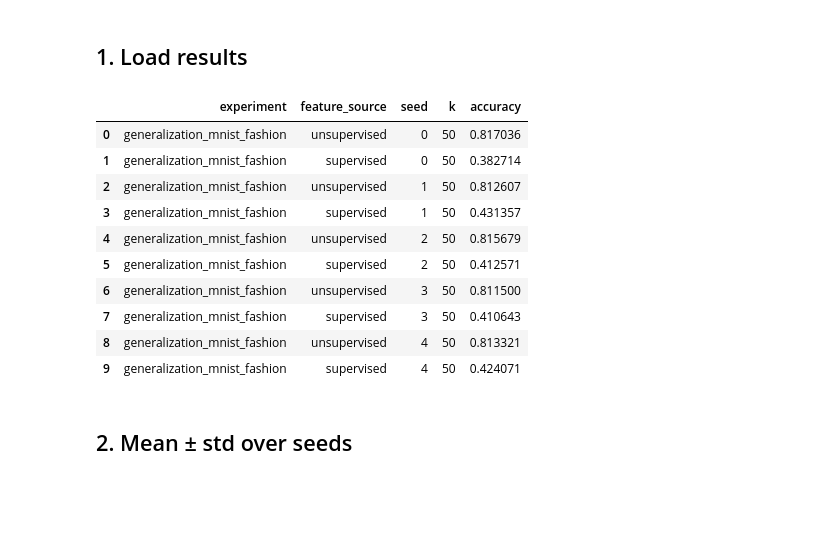
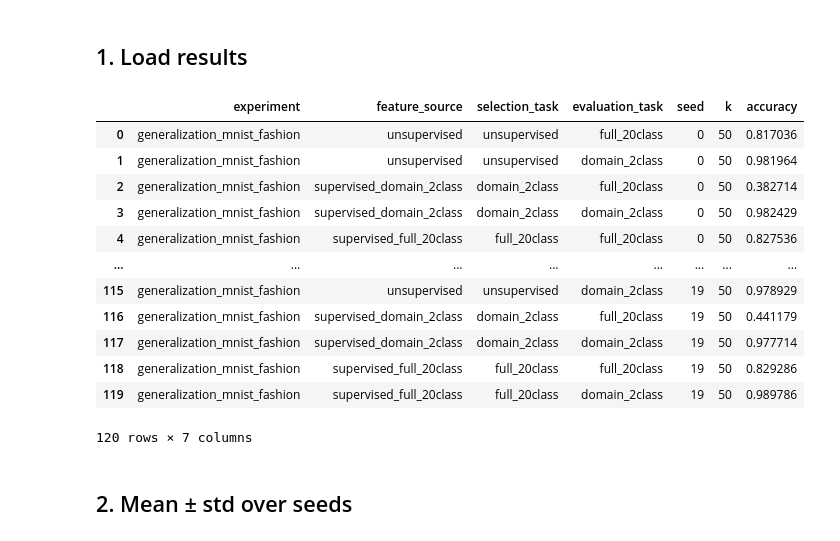
Before and after one commit to pbahde2/Efficient-Ml-Experiments, a Jupyter notebook: notebooks/evaluate_generalization_classification.ipynb, the cells around one changed output. Saved outputs shown, nothing was run; the diff lists cells and outputs as text; code cells hidden in the pictures; blank space fills up the shorter version.

```diff
--- a/notebooks/evaluate_generalization_classification.ipynb
+++ b/notebooks/evaluate_generalization_classification.ipynb
@@ -11,30 +17,47 @@ import matplotlib.pyplot as plt
 RESULT_PATH = '../results_generalization/raw_generalization_results.csv'
 # %% [markdown]
 ## 1. Load results
-# %%
-df = pd.read_csv(RESULT_PATH)
-classification_cols = [
-    'experiment',
-    'feature_source',
-    'seed',
-    'k',
-    'accuracy',
-]
-
-df_cls = df[classification_cols].copy()
-df_cls
-# %% [output]
-|  | experiment | feature_source | seed | k | accuracy |
-| 0 | generalization_mnist_fashion | unsupervised | 0 | 50 | 0.817036 |
-| 1 | generalization_mnist_fashion | supervised | 0 | 50 | 0.382714 |
-| 2 | generalization_mnist_fashion | unsupervised | 1 | 50 | 0.812607 |
-| 3 | generalization_mnist_fashion | supervised | 1 | 50 | 0.431357 |
-| 4 | generalization_mnist_fashion | unsupervised | 2 | 50 | 0.815679 |
-| 5 | generalization_mnist_fashion | supervised | 2 | 50 | 0.412571 |
-| 6 | generalization_mnist_fashion | unsupervised | 3 | 50 | 0.811500 |
-| 7 | generalization_mnist_fashion | supervised | 3 | 50 | 0.410643 |
-| 8 | generalization_mnist_fashion | unsupervised | 4 | 50 | 0.813321 |
-| 9 | generalization_mnist_fashion | supervised | 4 | 50 | 0.424071 |
+# %%
+df = pd.read_csv(RESULT_PATH)
+
+# Backward compatibility:
+# Older result files only contain feature_source = {unsupervised, supervised}
+# and implicitly evaluate 2-class supervised features on the 20-class task.
+if 'selection_task' not in df.columns:
+    df['selection_task'] = df['feature_source'].map({
+        'unsupervised': 'unsupervised',
+        'supervised': 'domain_2class',
+    }).fillna(df['feature_source'])
+
+if 'evaluation_task' not in df.columns:
+    df['evaluation_task'] = 'full_20class'
+
+classification_cols = [
+    'experiment',
+    'feature_source',
+    'selection_task',
+    'evaluation_task',
+    'seed',
+    'k',
+    'accuracy',
+]
+
+df_cls = df[classification_cols].copy()
+df_cls
+# %% [output]
+|  | experiment | feature_source | selection_task | evaluation_task | seed | k | accuracy |
+| 0 | generalization_mnist_fashion | unsupervised | unsupervised | full_20class | 0 | 50 | 0.817036 |
+| 1 | generalization_mnist_fashion | unsupervised | unsupervised | domain_2class | 0 | 50 | 0.981964 |
+| 2 | generalization_mnist_fashion | supervised_domain_2class | domain_2class | full_20class | 0 | 50 | 0.382714 |
+| 3 | generalization_mnist_fashion | supervised_domain_2class | domain_2class | domain_2class | 0 | 50 | 0.982429 |
+| 4 | generalization_mnist_fashion | supervised_full_20class | full_20class | full_20class | 0 | 50 | 0.827536 |
+| ... | ... | ... | ... | ... | ... | ... | ... |
+| 115 | generalization_mnist_fashion | unsupervised | unsupervised | domain_2class | 19 | 50 | 0.978929 |
+| 116 | generalization_mnist_fashion | supervised_domain_2class | domain_2class | full_20class | 19 | 50 | 0.441179 |
+| 117 | generalization_mnist_fashion | supervised_domain_2class | domain_2class | domain_2class | 19 | 50 | 0.977714 |
+| 118 | generalization_mnist_fashion | supervised_full_20class | full_20class | full_20class | 19 | 50 | 0.829286 |
+| 119 | generalization_mnist_fashion | supervised_full_20class | full_20class | domain_2class | 19 | 50 | 0.989786 |
+120 rows × 7 columns
 # %% [markdown]
 ## 2. Mean ± std over seeds
 # %%
```
Also changed, not shown: parts of 10 cells of this notebook, 10 other files.
